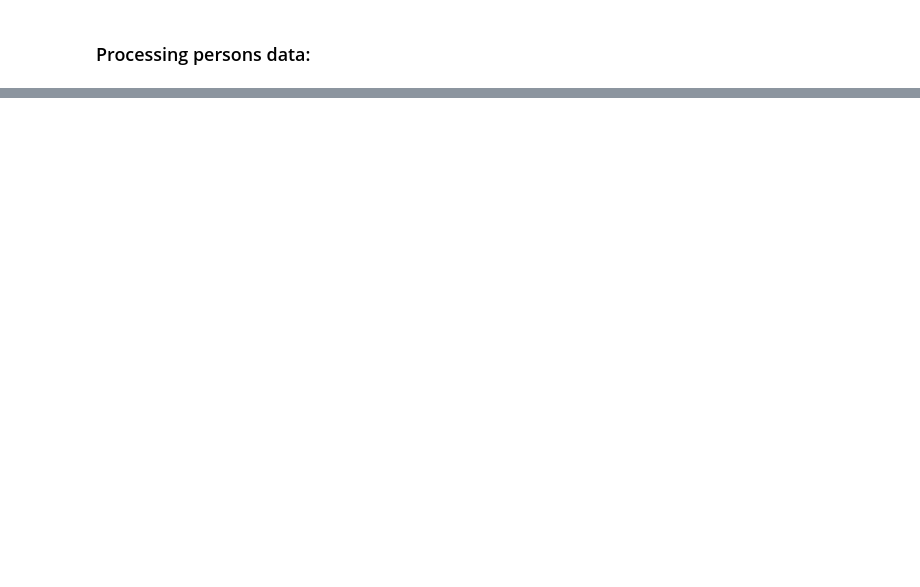
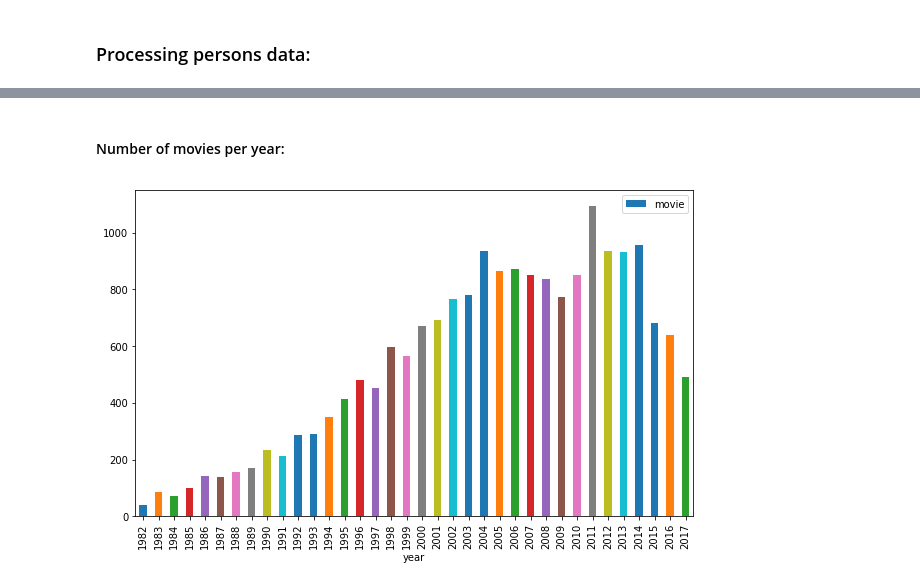
Before and after one commit to ZzerozZ/MovieRevenuePredicter, a Jupyter notebook: Movies_Preprocess.ipynb, the cells around one changed output, grey strips where cells are left out. Cells and saved outputs as stored; diff of their text form; code cells hidden in the pictures; blank space fills up the shorter version.

```diff
--- a/Movies_Preprocess.ipynb
+++ b/Movies_Preprocess.ipynb
@@ -462,0 +402,7 @@ save_obj(df, 'obj/movie_feats')
+# %% [markdown]
+#### Number of movies per year:
+# %%
+gr_by(df_metadata, value='movie', method='count').plot.bar(x='year', y='movie', figsize=(10,6))
+plt.savefig('obj/num_movies.png', dpi=200)
+# %% [output]
+[figure, added]
```
Also changed, not shown: parts of 71 cells of this notebook, 8 other files.
